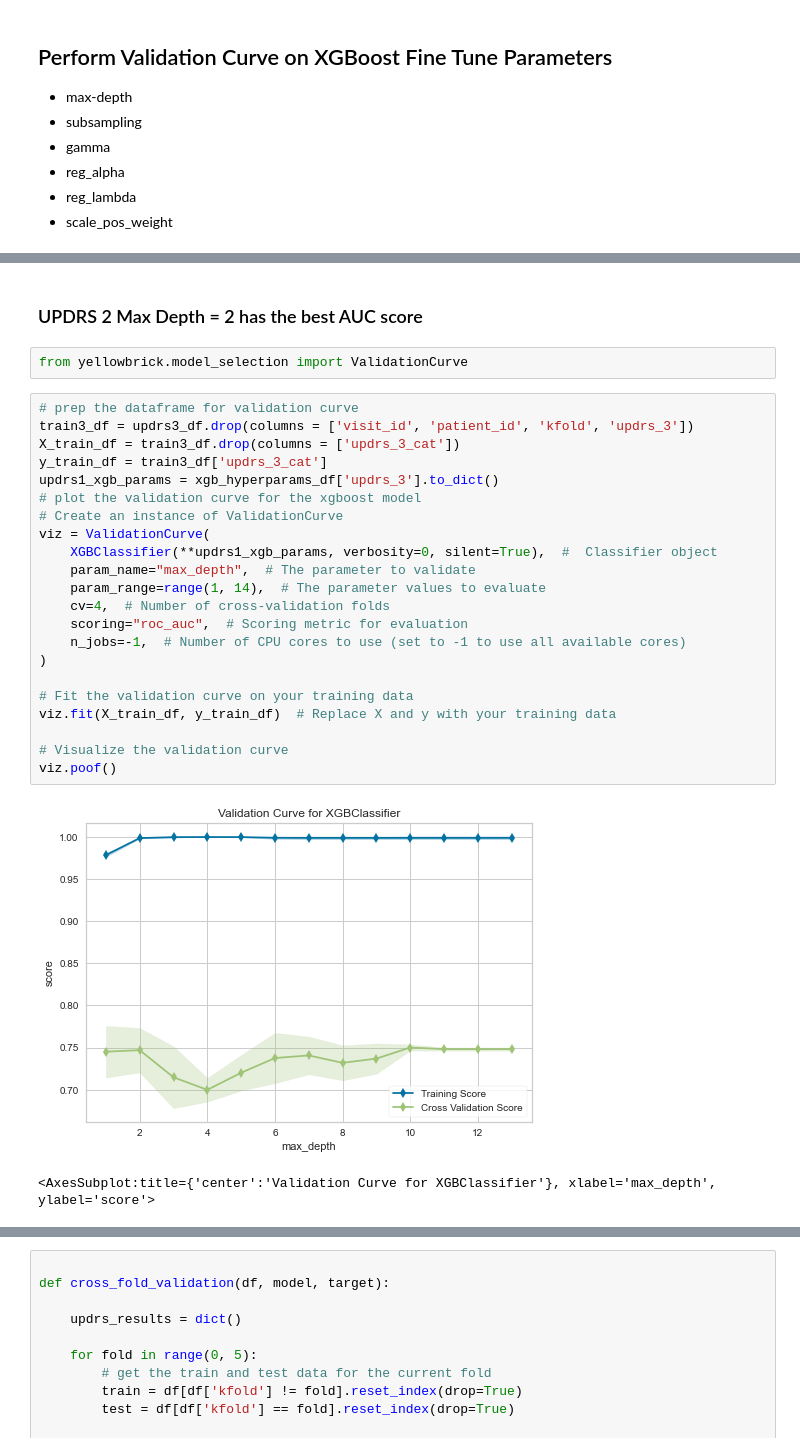
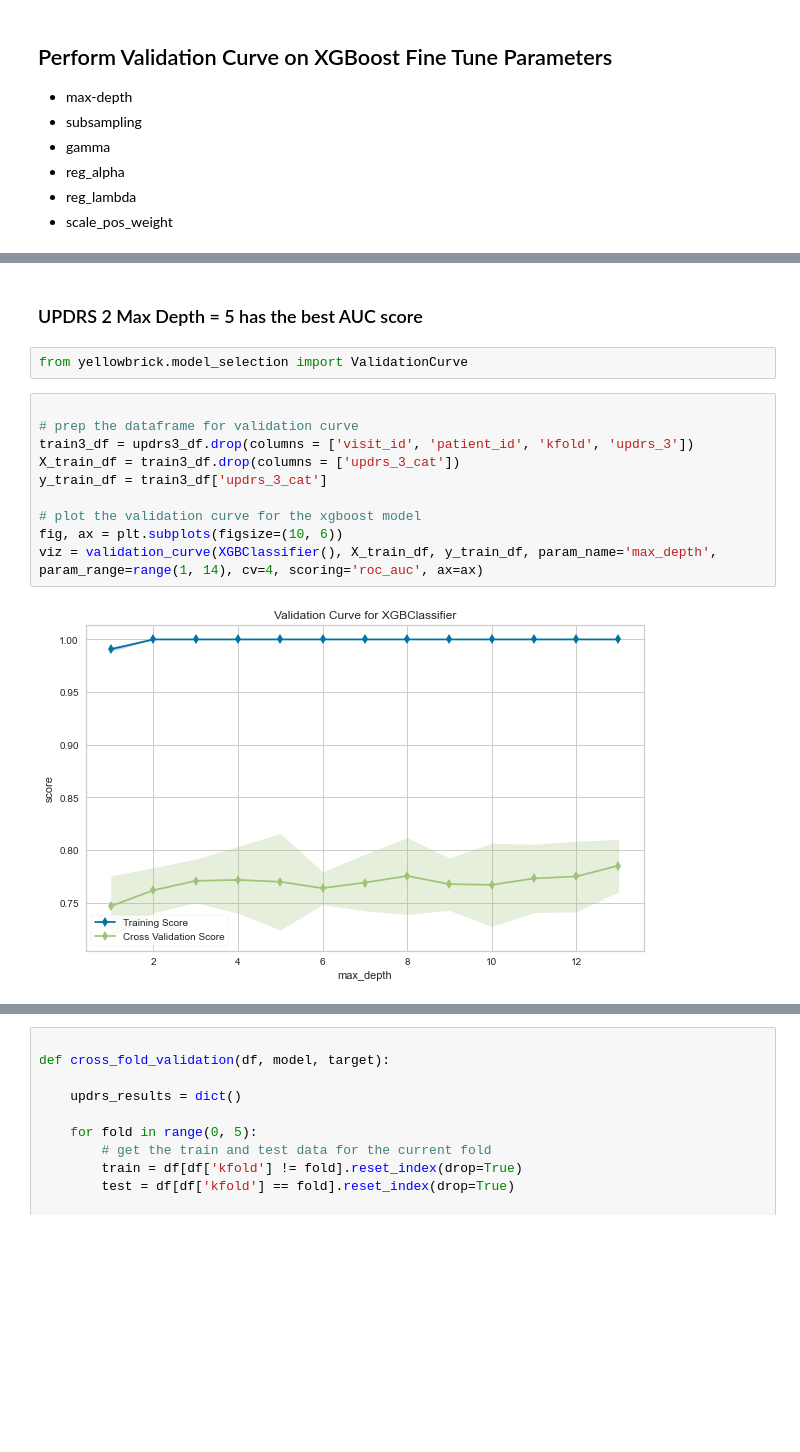
Before and after one commit to dagartga/Boosted-Models-for-Parkinsons-Prediction, a Jupyter notebook: parkinsons_1/notebooks/Compare_Finetune_1yr_Models.ipynb, the cells around one changed output, grey strips where cells are left out. Drawn from its saved outputs; the diff is of its cells as text; blank space fills up the shorter version.

Commit message:
update hyperparameter tuning for xgboost

```diff
--- a/parkinsons_1/notebooks/Compare_Finetune_1yr_Models.ipynb
+++ b/parkinsons_1/notebooks/Compare_Finetune_1yr_Models.ipynb
@@ -156,32 +156,19 @@ viz.test_scores_mean_, viz.test_scores_std_
 # %% [markdown]
-### UPDRS 2 Max Depth = 2 has the best AUC score
+### UPDRS 2 Max Depth = 5 has the best AUC score
 # %%
 from yellowbrick.model_selection import ValidationCurve
 # %%
+
 # prep the dataframe for validation curve
 train3_df = updrs3_df.drop(columns = ['visit_id', 'patient_id', 'kfold', 'updrs_3'])
 X_train_df = train3_df.drop(columns = ['updrs_3_cat'])
 y_train_df = train3_df['updrs_3_cat']
-updrs1_xgb_params = xgb_hyperparams_df['updrs_3'].to_dict()
+
 # plot the validation curve for the xgboost model
-# Create an instance of ValidationCurve
-viz = ValidationCurve(
-    XGBClassifier(**updrs1_xgb_params, verbosity=0, silent=True),  #  Classifier object
-    param_name="max_depth",  # The parameter to validate
-    param_range=range(1, 14),  # The parameter values to evaluate
-    cv=4,  # Number of cross-validation folds
-    scoring="roc_auc",  # Scoring metric for evaluation
-    n_jobs=-1,  # Number of CPU cores to use (set to -1 to use all available cores)
-)
-
-# Fit the validation curve on your training data
-viz.fit(X_train_df, y_train_df)  # Replace X and y with your training data
-
-# Visualize the validation curve
-viz.poof()
+fig, ax = plt.subplots(figsize=(10, 6))
+viz = validation_curve(XGBClassifier(), X_train_df, y_train_df, param_name='max_depth', param_range=range(1, 14), cv=4, scoring='roc_auc', ax=ax)
 # %% [output]
-[figure, old version]
+[figure, new version]
-<AxesSubplot:title={'center':'Validation Curve for XGBClassifier'}, xlabel='max_depth', ylabel='score'>
 # %%
 # view the results for updrs 3
 viz.test_scores_mean_, viz.test_scores_std_
```
Also changed, not shown: parts of 42 cells of this notebook, 8 other files.
